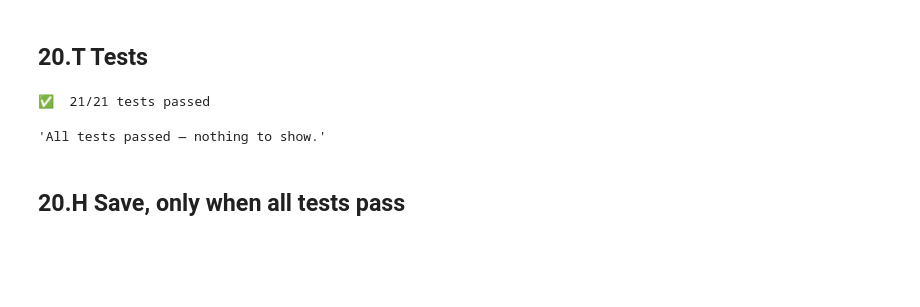
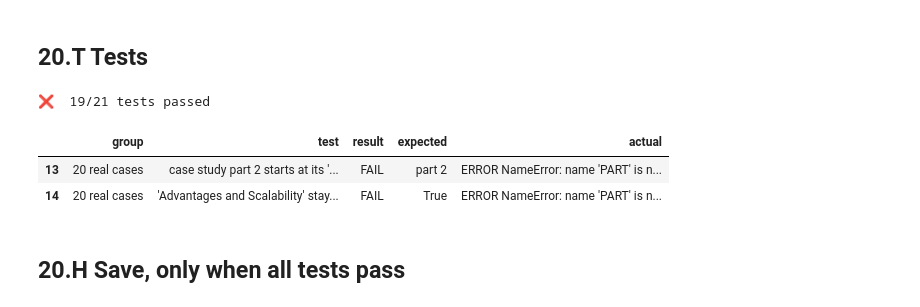
Before and after one commit to amanchaurasia512/swasthyasetu-rag, a Jupyter notebook: notebooks/05_sections.ipynb, the cells around one changed output. Saved outputs shown, nothing was run; the diff lists cells and outputs as text; code cells hidden in the pictures; blank space fills up the shorter version.

```diff
--- a/notebooks/05_sections.ipynb
+++ b/notebooks/05_sections.ipynb
@@ -234,7 +234,7 @@ def build_sections():
             if current is None:
                 unassigned.append((n, i, l["text"][:60]))
                 continue
-            secs[current]["lines"].append({"pdf_page": n, "level": l["level"], "text": l["text"]})
+            secs[current]["lines"].append({"pdf_page": n, "level": l["level"], "text": l["text"], "top": l.get("top")})
     for s in secs:
         pages = sorted({l["pdf_page"] for l in s["lines"]})
         table_ids = [TABLE_LINE.match(l["text"])[1] for l in s["lines"] if l["level"] == "table"]
@@ -351,39 +426,41 @@ check(G, "no empty section (except a parent followed by its child)",
                if not IS_PARENT[s["section_id"]] and all(l["level"] in HEADING for l in s["lines"])], [])
 
 G = "20 real cases"
 check(G, "abbreviations = PDF 15-16",
       lambda: (SECTIONS_OUT[0]["title"], SECTIONS_OUT[0]["pdf_pages"]), ("List of Abbreviations", [15, 16]))
 check(G, "PDF 32 holds end of 5.1, then 5.2, 5.3, 5.3.1",
       lambda: [s["number"] for s in SECTIONS_OUT if 32 in s["pdf_pages"]], ["5.1", "5.2", "5.3", "5.3.1"])
 check(G, "5.3 holds the 8 manual diagram steps",
       lambda: sum(l["level"] == "diagram" for l in BY_NUM["5.3"]["lines"]), 8)
 check(G, "path of 5.3.1", lambda: BY_NUM["5.3.1"]["path"],
       ["Chapter 5: Recruitment", "5.3 Process of Recruitment", "5.3.1 Identification and Validation of Vacancies"])
-check(G, "PDF 148: Part 2 starts at its 'Part 2' line",
-      lambda: P2["lines"][0]["text"][:6].lower(), "part 2")
-check(G, "PDF 148: 'Advantages and Scalability' stays in the part before",
-      lambda: any(l["text"].startswith("Advantages and Scalability") for l in P1["lines"]), True)
+check(G, "case study part 2 starts at its 'Part 2' line",
+      lambda: PART["2"]["lines"][0]["text"][:6].lower(), "part 2")
+check(G, "'Advantages and Scalability' stays in part 1",
+      lambda: any(l["text"].startswith("Advantages and Scalability") for l in PART["1"]["lines"]), True)
 
 G = "20 unit"
 SEC_53 = {"kind": "section", "number": "5.3", "title": "Process of Recruitment"}
 check(G, "match: section by number", lambda: match_score(SEC_53, "5.3. Process of Recruitment"), 2)
 check(G, "match: 5.3.1 is not 5.3", lambda: match_score(SEC_53, "5.3.1. Identification and Validation of Vacancies"), 0)
 check(G, "match: 'Part 2' despite spacing",
       lambda: match_score({"kind": "case study part", "number": "2", "title": "Swasthya Sewa Dapoon"},
                           "Part 2: SwasthyaSewa Dapoon"), 2)
 check(G, "match: chapter title, any case",
       lambda: match_score({"kind": "chapter", "number": "5", "title": "Recruitment"}, "RECRUITMENT"), 3)
 check(G, "unknown kind fails loudly", lambda: raises(lambda: LABEL["poster"]), "KeyError")
 check(G, "tuple order", lambda: (32, 5) > (32, 2) and (33, 0) > (32, 40), True)
 
 report = pd.DataFrame(TESTS)
 n_pass = int((report["result"] == "PASS").sum())
 print(f"{'✅' if n_pass == len(report) else '❌'}  {n_pass}/{len(report)} tests passed")
 failed = report[report["result"] == "FAIL"]
 failed if len(failed) else "All tests passed — nothing to show."
 # %% [output]
-✅  21/21 tests passed
+❌  19/21 tests passed
-'All tests passed — nothing to show.'
+|  | group | test | result | expected | actual |
+| 13 | 20 real cases | case study part 2 starts at its '... | FAIL | part 2 | ERROR NameError: name 'PART' is n... |
+| 14 | 20 real cases | 'Advantages and Scalability' stay... | FAIL | True | ERROR NameError: name 'PART' is n... |
 # %% [markdown]
 ## 20.H Save, only when all tests pass
 # %%
```
Also changed, not shown: parts of 3 cells of this notebook.
